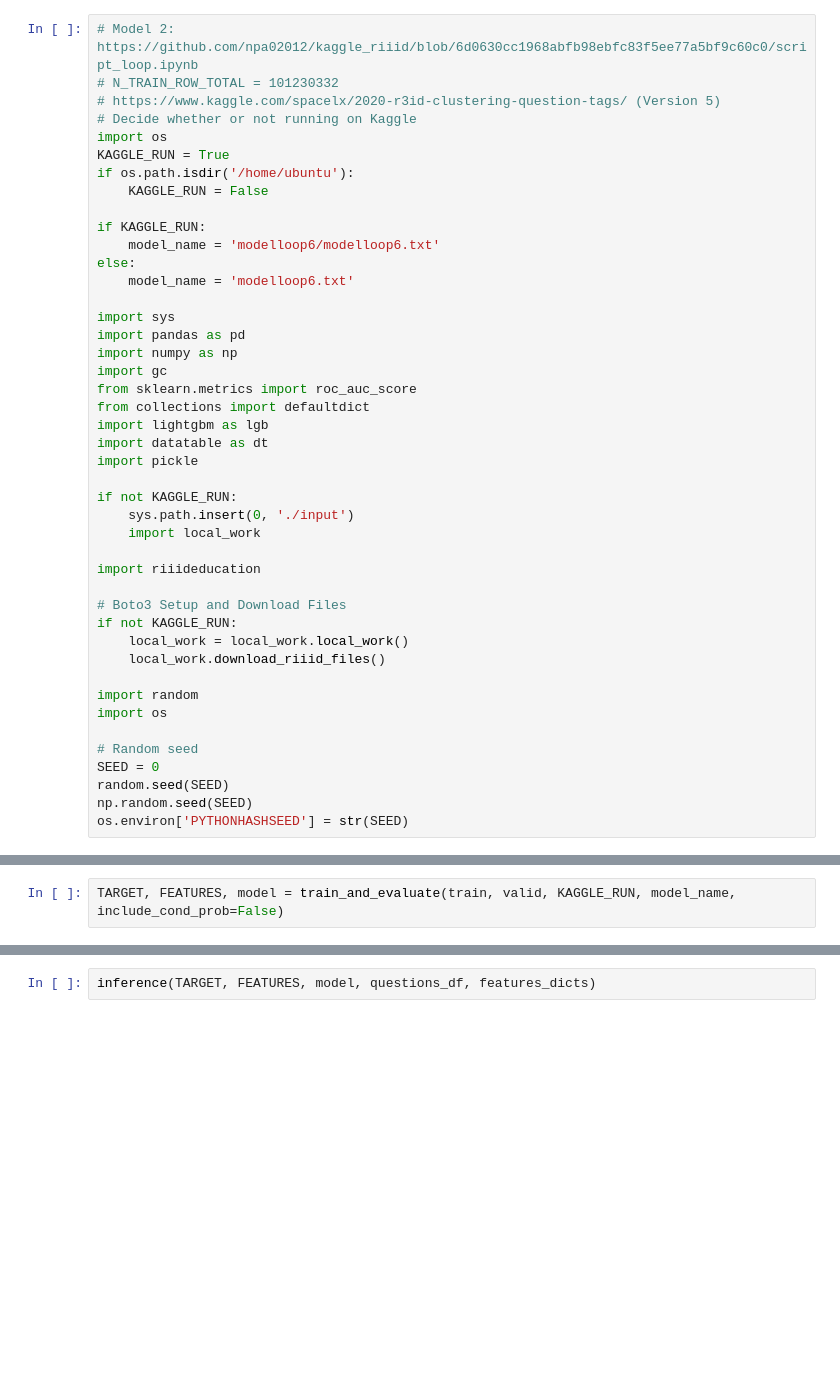
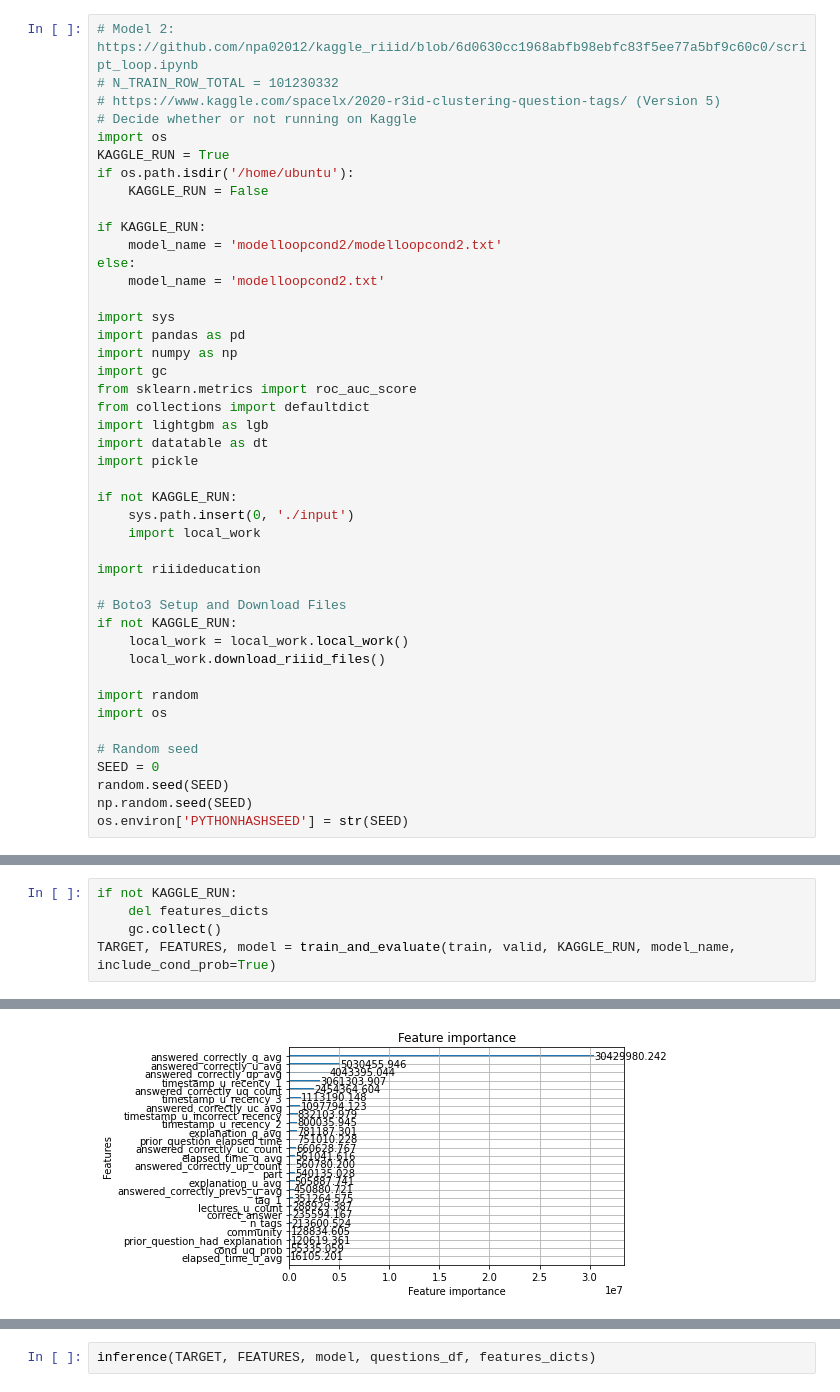
Before and after one commit to npa02012/kaggle_riiid, a Jupyter notebook: script_loop.ipynb, the cells around one changed output, grey strips where cells are left out. Cells and saved outputs as stored; diff of their text form; blank space fills up the shorter version.

```diff
--- a/script_loop.ipynb
+++ b/script_loop.ipynb
@@ -9,9 +9,9 @@ if os.path.isdir('/home/ubuntu'):
     KAGGLE_RUN = False
 
 if KAGGLE_RUN:
-    model_name = 'modelloop6/modelloop6.txt'
+    model_name = 'modelloopcond2/modelloopcond2.txt'
 else:
-    model_name = 'modelloop6.txt'
+    model_name = 'modelloopcond2.txt'
 
 import sys
 import pandas as pd
@@ -713,2 +739,6 @@ print(round(time.time() - s, 2))
 # %%
-TARGET, FEATURES, model = train_and_evaluate(train, valid, KAGGLE_RUN, model_name, include_cond_prob=False)
+if not KAGGLE_RUN:
+    del features_dicts
+    gc.collect()
+TARGET, FEATURES, model = train_and_evaluate(train, valid, KAGGLE_RUN, model_name, include_cond_prob=True)
+# %% [output]
@@ -714,0 +762 @@ TARGET, FEATURES, model = train_and_evaluate(train, valid, KAGGLE_RUN, model_nam
+[figure, added]
```
Also changed, not shown: parts of 6 cells of this notebook, 4 other files.
